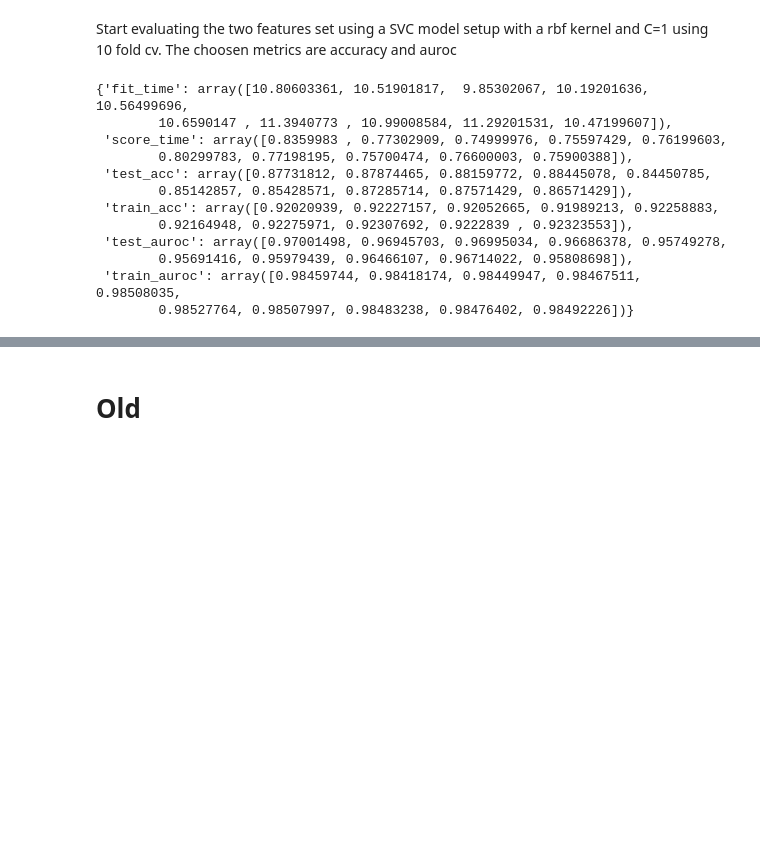
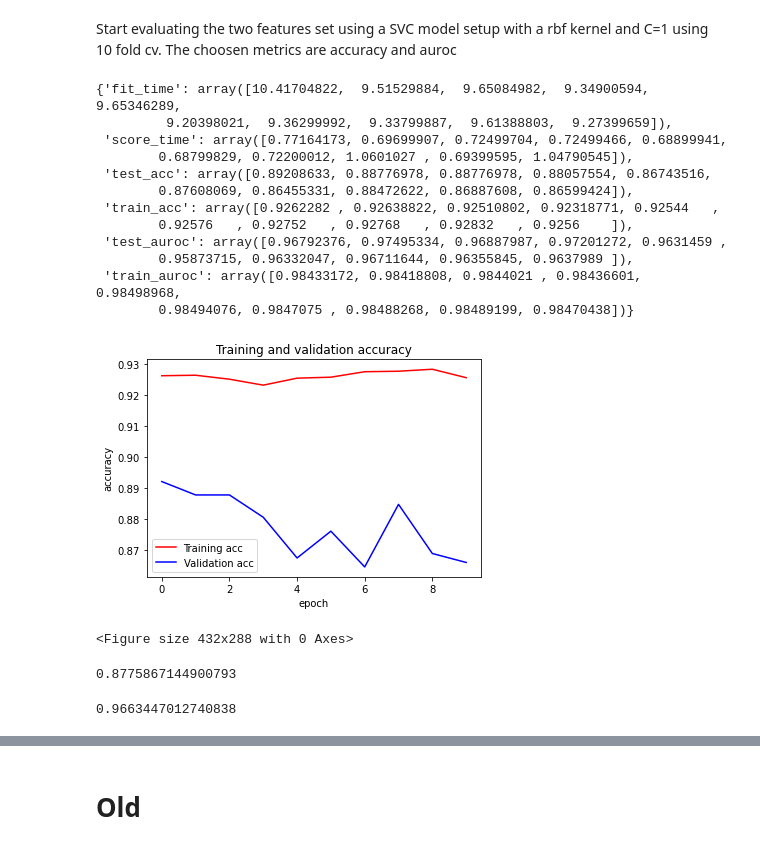
Before and after one commit to nicolasfacchinetti97/vocapra-apr-project, a Jupyter notebook: SVM.ipynb, the cells around one changed output, grey strips where cells are left out. Drawn from its saved outputs; the diff is of its cells as text; code cells hidden in the pictures; blank space fills up the shorter version.

```diff
--- a/SVM.ipynb
+++ b/SVM.ipynb
@@ -13,6 +8,29 @@ from sklearn.svm import SVC
 from sklearn.metrics import confusion_matrix, classification_report
 from sklearn.model_selection import cross_val_score, GridSearchCV, train_test_split, StratifiedKFold, cross_validate
 from sklearn.preprocessing import LabelEncoder, StandardScaler
+# %%
+def graphing_training_validation(history):
+    acc = history['train_acc']
+    val_acc = history['test_acc']
+    #loss = history['loss']
+    #val_loss = history['val_loss']
+    epochs = range(len(acc))
+    plt.plot(epochs, acc, 'r', label='Training acc')
+    plt.plot(epochs, val_acc, 'b', label='Validation acc')
+    plt.title('Training and validation accuracy')
+    plt.ylabel('accuracy')
+    plt.xlabel('epoch')
+    plt.legend()
+    plt.figure()
+    """
+    plt.plot(epochs, loss, 'r', label='Training loss')
+    plt.plot(epochs, val_loss, 'b', label='Validation loss')
+    plt.title('Training and validation loss')
+    plt.ylabel('loss')
+    plt.xlabel('epoch')
+    plt.legend()
+    plt.show()
+    """
 # %% [markdown]
 # Loading of the data
 # %% [markdown]
@@ -30,4 +48,4 @@ metadata.head()
 # %%
-d1 = pd.read_csv("mfcc_deltamfcc_stat.csv", index_col = 'Unnamed: 0')
+d1 = pd.read_csv("mfcc_deltamfcc_stat.csv")
 np.shape(d1)
 # %% [output]
@@ -67,17 +85,30 @@ scores1 = cross_validate(SVC(probability=True), x1, y, cv=kfold.split(x1, y), sc
 # %%
 scores1
 # %% [output]
-{'fit_time': array([10.80603361, 10.51901817,  9.85302067, 10.19201636, 10.56499696,
-        10.6590147 , 11.3940773 , 10.99008584, 11.29201531, 10.47199607]),
- 'score_time': array([0.8359983 , 0.77302909, 0.74999976, 0.75597429, 0.76199603,
-        0.80299783, 0.77198195, 0.75700474, 0.76600003, 0.75900388]),
- 'test_acc': array([0.87731812, 0.87874465, 0.88159772, 0.88445078, 0.84450785,
-        0.85142857, 0.85428571, 0.87285714, 0.87571429, 0.86571429]),
- 'train_acc': array([0.92020939, 0.92227157, 0.92052665, 0.91989213, 0.92258883,
-        0.92164948, 0.92275971, 0.92307692, 0.9222839 , 0.92323553]),
- 'test_auroc': array([0.97001498, 0.96945703, 0.96995034, 0.96686378, 0.95749278,
-        0.95691416, 0.95979439, 0.96466107, 0.96714022, 0.95808698]),
- 'train_auroc': array([0.98459744, 0.98418174, 0.98449947, 0.98467511, 0.98508035,
-        0.98527764, 0.98507997, 0.98483238, 0.98476402, 0.98492226])}
+{'fit_time': array([10.41704822,  9.51529884,  9.65084982,  9.34900594,  9.65346289,
+         9.20398021,  9.36299992,  9.33799887,  9.61388803,  9.27399659]),
+ 'score_time': array([0.77164173, 0.69699907, 0.72499704, 0.72499466, 0.68899941,
+        0.68799829, 0.72200012, 1.0601027 , 0.69399595, 1.04790545]),
+ 'test_acc': array([0.89208633, 0.88776978, 0.88776978, 0.88057554, 0.86743516,
+        0.87608069, 0.86455331, 0.88472622, 0.86887608, 0.86599424]),
+ 'train_acc': array([0.9262282 , 0.92638822, 0.92510802, 0.92318771, 0.92544   ,
+        0.92576   , 0.92752   , 0.92768   , 0.92832   , 0.9256    ]),
+ 'test_auroc': array([0.96792376, 0.97495334, 0.96887987, 0.97201272, 0.9631459 ,
+        0.95873715, 0.96332047, 0.96711644, 0.96355845, 0.9637989 ]),
+ 'train_auroc': array([0.98433172, 0.98418808, 0.9844021 , 0.98436601, 0.98498968,
+        0.98494076, 0.9847075 , 0.98488268, 0.98489199, 0.98470438])}
+# %%
+graphing_training_validation(scores1)
+# %% [output]
+[figure, added]
+<Figure size 432x288 with 0 Axes>
+# %%
+scores1['test_acc'].mean()
+# %% [output]
+0.8775867144900793
+# %%
+scores1['test_auroc'].mean()
+# %% [output]
+0.9663447012740838
 # %%
 scores2 = cross_validate(SVC(probability=True), x2, y, cv=kfold.split(x2, y), scoring=scoring, return_train_score=True)
```
Also changed, not shown: parts of 9 cells of this notebook, 3 other files.
